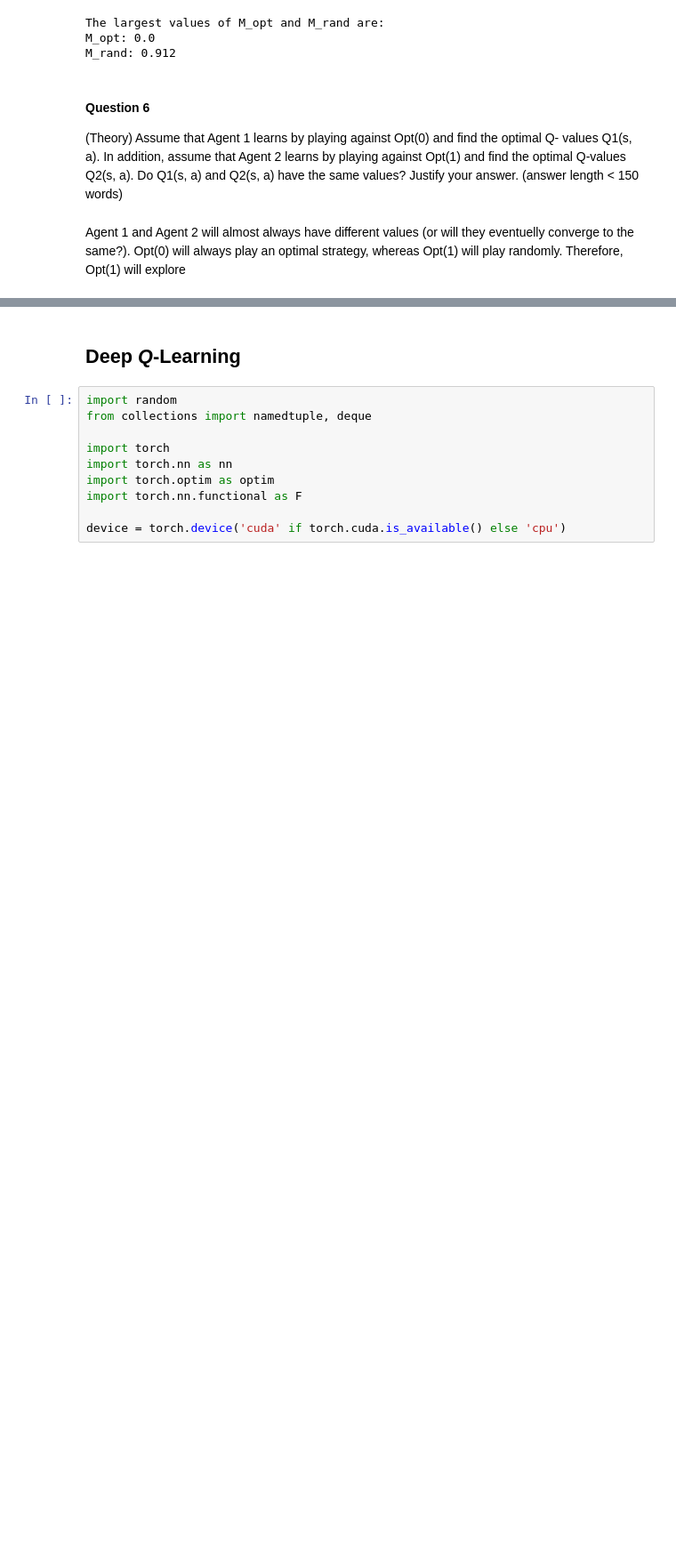
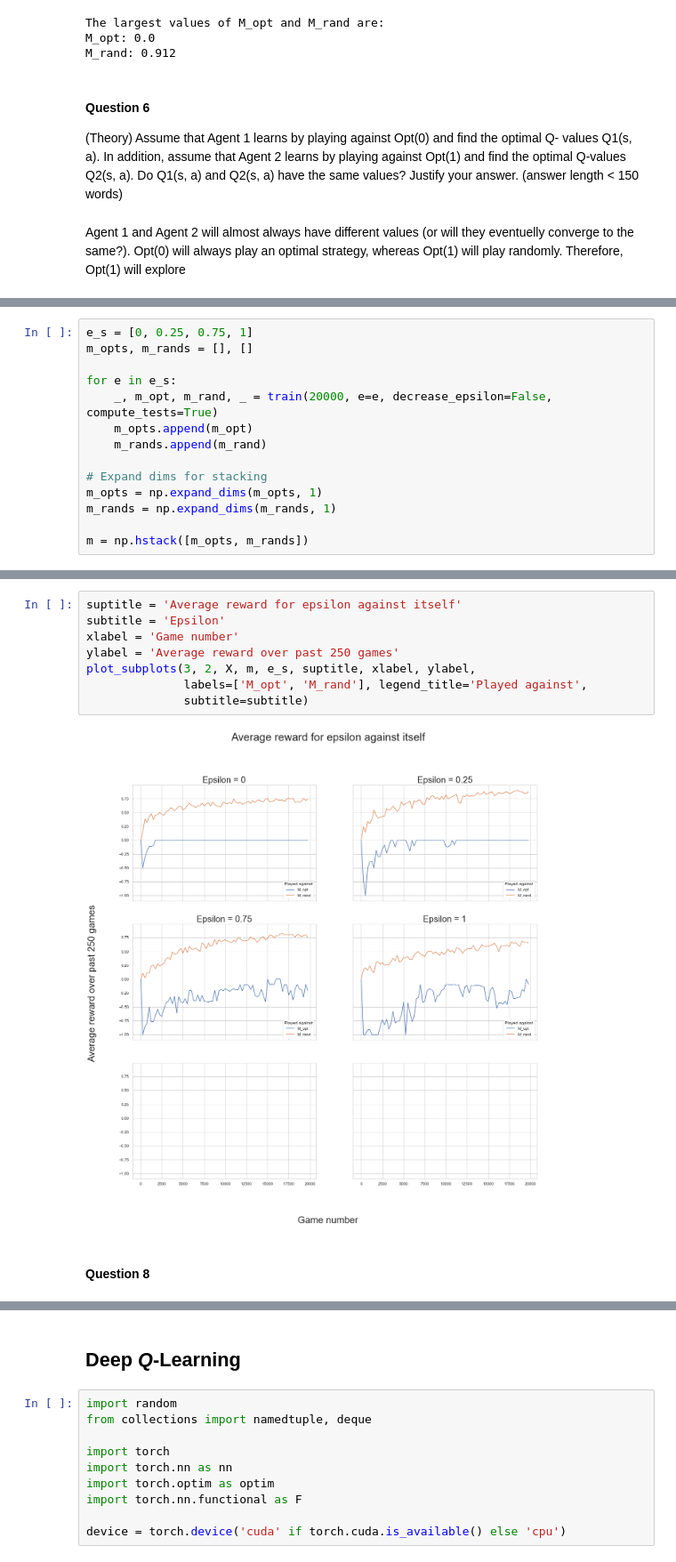
Before and after one commit to olavforland/ANN_Miniproject, a Jupyter notebook: tic_tac_toe.ipynb, the cells around one changed output, grey strips where cells are left out. Shown at 89% size. Saved outputs shown, nothing was run; the diff lists cells and outputs as text; blank space fills up the shorter version.

```diff
--- a/tic_tac_toe.ipynb
+++ b/tic_tac_toe.ipynb
@@ -734,0 +743,14 @@ Agent 1 and Agent 2 will almost always have different values (or will they event
+# %%
+e_s = [0, 0.25, 0.75, 1]
+m_opts, m_rands = [], []
+
+for e in e_s:
+    _, m_opt, m_rand, _ = train(20000, e=e, decrease_epsilon=False, compute_tests=True)
+    m_opts.append(m_opt)
+    m_rands.append(m_rand)
+
+# Expand dims for stacking
+m_opts = np.expand_dims(m_opts, 1)
+m_rands = np.expand_dims(m_rands, 1)
+
+m = np.hstack([m_opts, m_rands])
@@ -734,0 +774,12 @@ Agent 1 and Agent 2 will almost always have different values (or will they event
+# %%
+suptitle = 'Average reward for epsilon against itself'
+subtitle = 'Epsilon'
+xlabel = 'Game number'
+ylabel = 'Average reward over past 250 games'
+plot_subplots(3, 2, X, m, e_s, suptitle, xlabel, ylabel,
+              labels=['M_opt', 'M_rand'], legend_title='Played against',
+              subtitle=subtitle)
+# %% [output]
+[figure, added]
+# %% [markdown]
+#### Question 8
```
Also changed, not shown: parts of 14 cells of this notebook.
